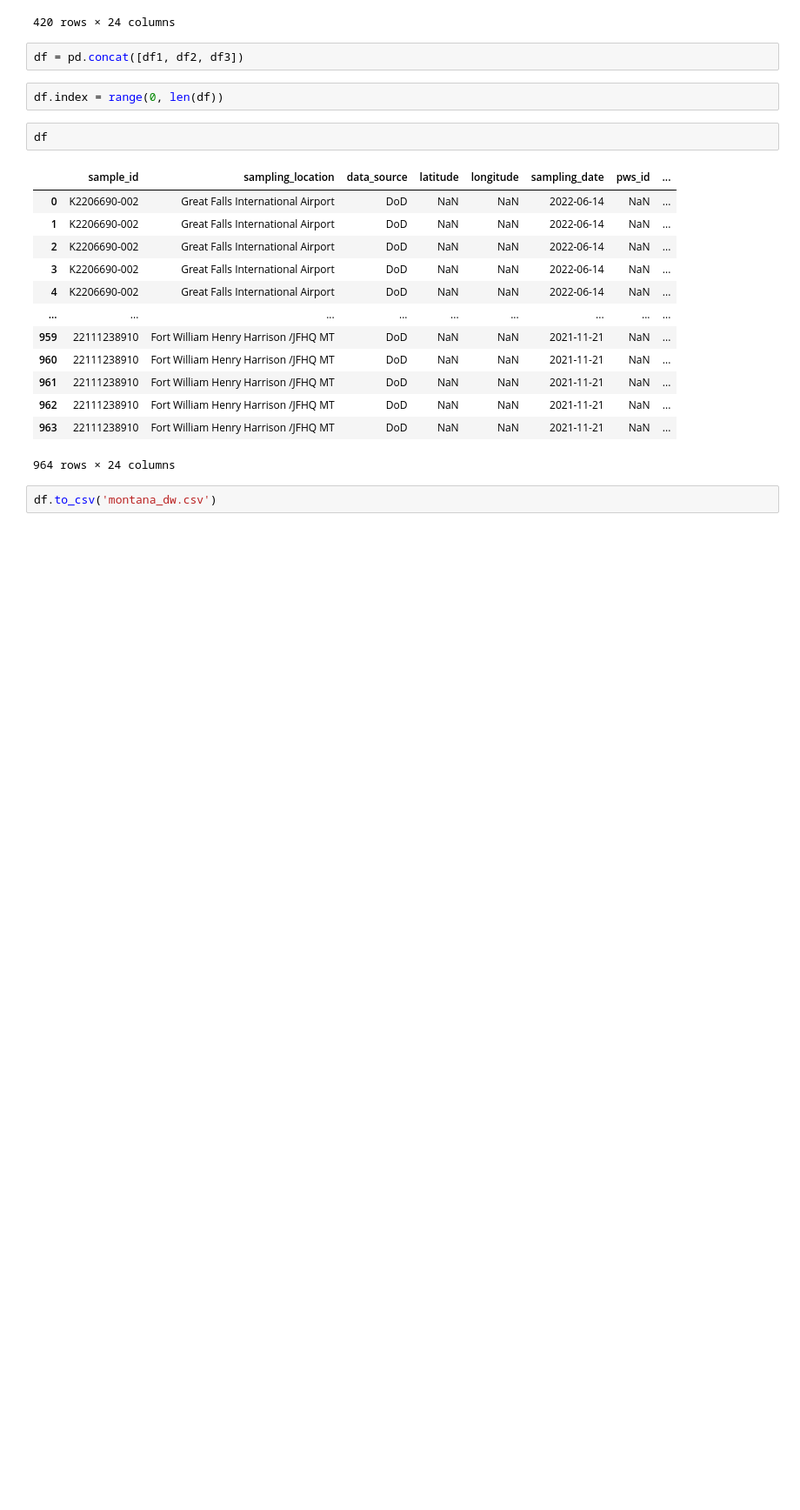
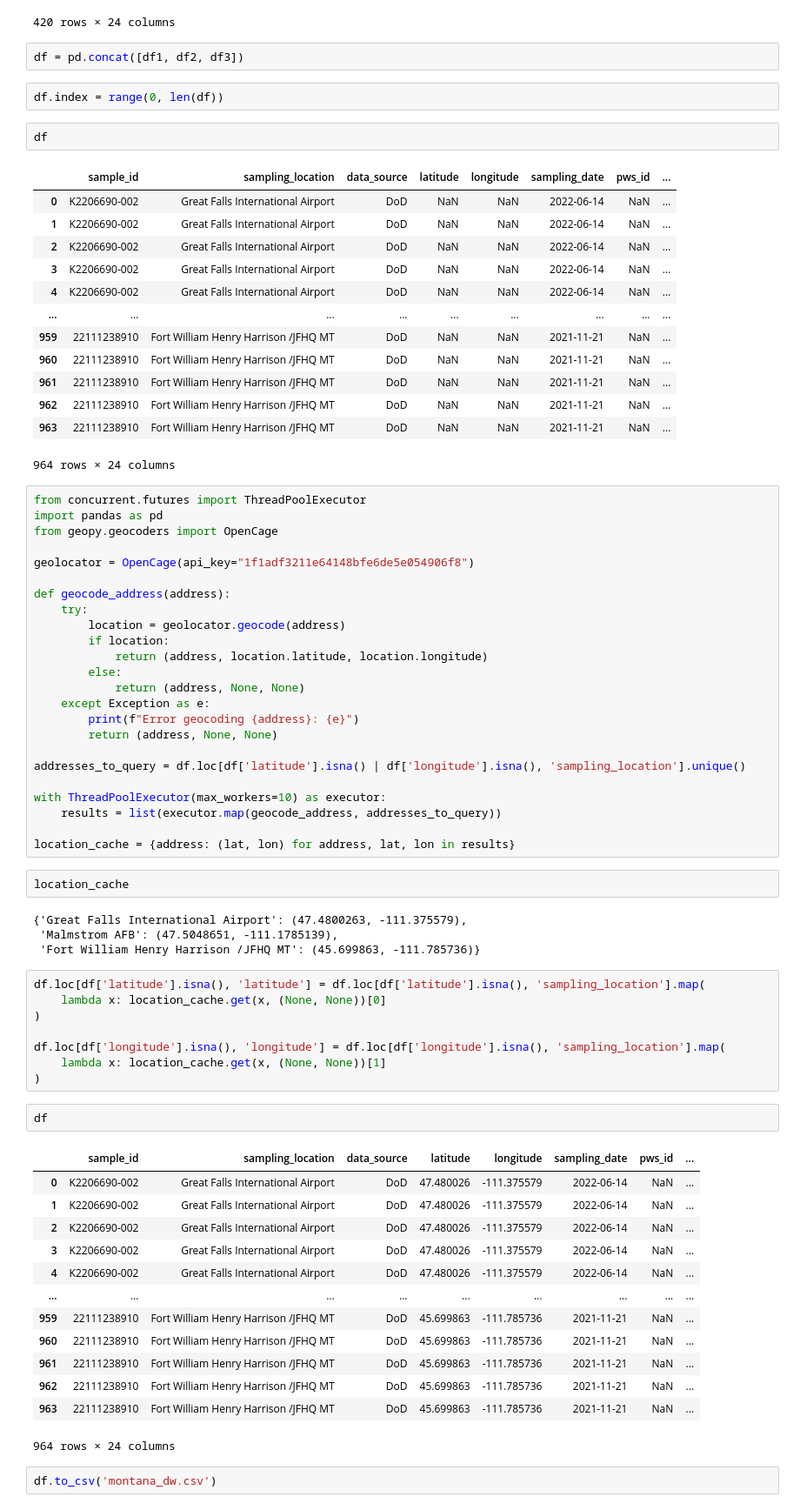
Before and after one commit to charleswang918/US_PFAS_DW, a Jupyter notebook: Data_Cleaning/Montana/data_cleaning.ipynb, the cells around one changed output. Shown: that part at 87% size. Saved outputs shown, nothing was run; the diff lists cells and outputs as text; blank space fills up the shorter version.

```diff
--- a/Data_Cleaning/Montana/data_cleaning.ipynb
+++ b/Data_Cleaning/Montana/data_cleaning.ipynb
@@ -204,5 +204,59 @@ df
 | 962 | 22111238910 | Fort William Henry Harrison /JFHQ MT | DoD | NaN | NaN | 2021-11-21 | NaN | ... |
 | 963 | 22111238910 | Fort William Henry Harrison /JFHQ MT | DoD | NaN | NaN | 2021-11-21 | NaN | ... |
 964 rows × 24 columns
+# %%
+from concurrent.futures import ThreadPoolExecutor
+import pandas as pd
+from geopy.geocoders import OpenCage
+
+geolocator = OpenCage(api_key="1f1adf3211e64148bfe6de5e054906f8")
+
+def geocode_address(address):
+    try:
+        location = geolocator.geocode(address)
+        if location:
+            return (address, location.latitude, location.longitude)
+        else:
+            return (address, None, None)
+    except Exception as e:
+        print(f"Error geocoding {address}: {e}")
+        return (address, None, None)
+
+addresses_to_query = df.loc[df['latitude'].isna() | df['longitude'].isna(), 'sampling_location'].unique()
+
+with ThreadPoolExecutor(max_workers=10) as executor:
+    results = list(executor.map(geocode_address, addresses_to_query))
+
+location_cache = {address: (lat, lon) for address, lat, lon in results}
+# %%
+location_cache
+# %% [output]
+{'Great Falls International Airport': (47.4800263, -111.375579),
+ 'Malmstrom AFB': (47.5048651, -111.1785139),
+ 'Fort William Henry Harrison /JFHQ MT': (45.699863, -111.785736)}
+# %%
+df.loc[df['latitude'].isna(), 'latitude'] = df.loc[df['latitude'].isna(), 'sampling_location'].map(
+    lambda x: location_cache.get(x, (None, None))[0]
+)
+
+df.loc[df['longitude'].isna(), 'longitude'] = df.loc[df['longitude'].isna(), 'sampling_location'].map(
+    lambda x: location_cache.get(x, (None, None))[1]
+)
+# %%
+df
+# %% [output]
+|  | sample_id | sampling_location | data_source | latitude | longitude | sampling_date | pws_id | ... |
+| 0 | K2206690-002 | Great Falls International Airport | DoD | 47.480026 | -111.375579 | 2022-06-14 | NaN | ... |
+| 1 | K2206690-002 | Great Falls International Airport | DoD | 47.480026 | -111.375579 | 2022-06-14 | NaN | ... |
+| 2 | K2206690-002 | Great Falls International Airport | DoD | 47.480026 | -111.375579 | 2022-06-14 | NaN | ... |
+| 3 | K2206690-002 | Great Falls International Airport | DoD | 47.480026 | -111.375579 | 2022-06-14 | NaN | ... |
+| 4 | K2206690-002 | Great Falls International Airport | DoD | 47.480026 | -111.375579 | 2022-06-14 | NaN | ... |
+| ... | ... | ... | ... | ... | ... | ... | ... | ... |
+| 959 | 22111238910 | Fort William Henry Harrison /JFHQ MT | DoD | 45.699863 | -111.785736 | 2021-11-21 | NaN | ... |
+| 960 | 22111238910 | Fort William Henry Harrison /JFHQ MT | DoD | 45.699863 | -111.785736 | 2021-11-21 | NaN | ... |
+| 961 | 22111238910 | Fort William Henry Harrison /JFHQ MT | DoD | 45.699863 | -111.785736 | 2021-11-21 | NaN | ... |
+| 962 | 22111238910 | Fort William Henry Harrison /JFHQ MT | DoD | 45.699863 | -111.785736 | 2021-11-21 | NaN | ... |
+| 963 | 22111238910 | Fort William Henry Harrison /JFHQ MT | DoD | 45.699863 | -111.785736 | 2021-11-21 | NaN | ... |
+964 rows × 24 columns
 # %%
 df.to_csv('montana_dw.csv')
```
Also changed, not shown: parts of 1 cell of this notebook, 11 other files.
